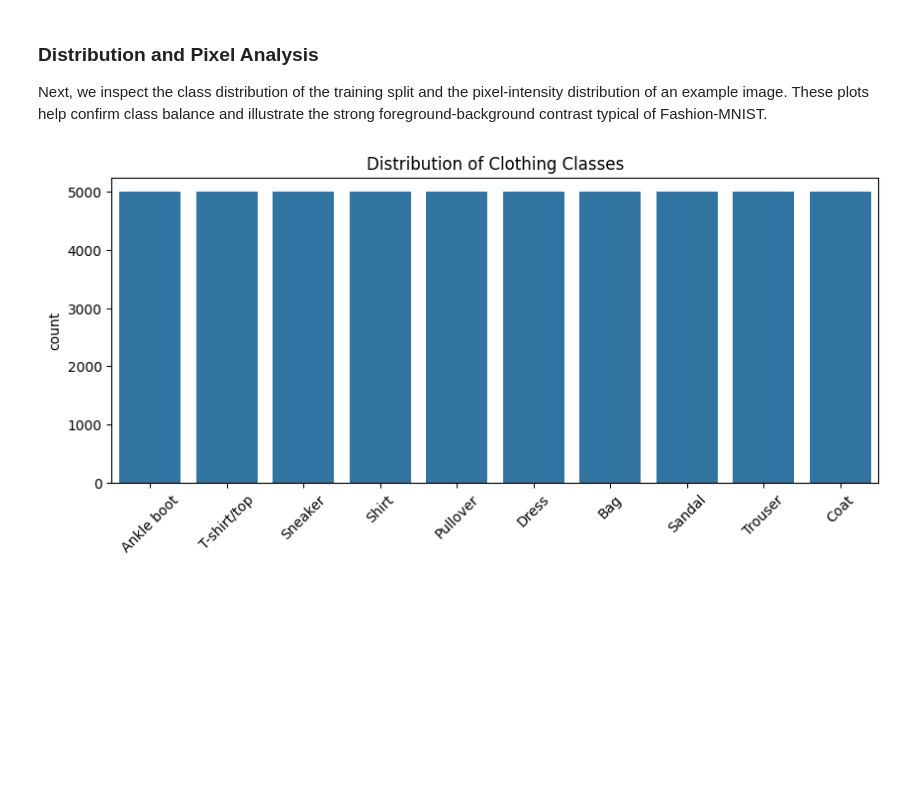
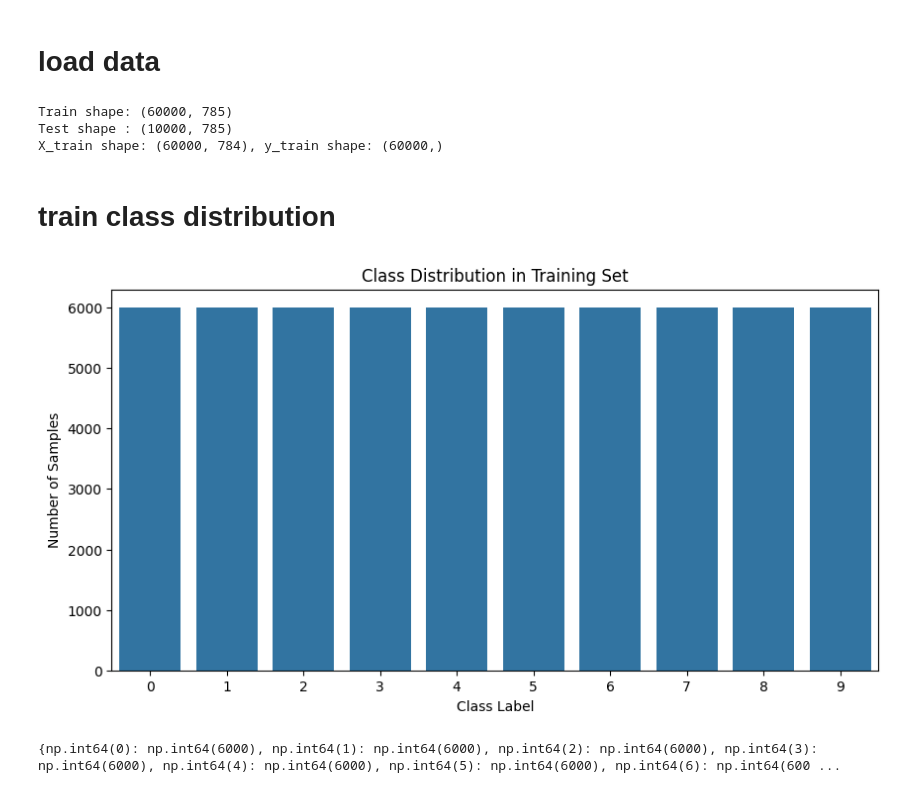
Before and after one commit to hieuvous/lab3_ML, a Jupyter notebook: EDA/EDA.ipynb, the cells around one changed output. Saved outputs shown, nothing was run; the diff lists cells and outputs as text; code cells hidden in the pictures; blank space fills up the shorter version.

```diff
--- a/EDA/EDA.ipynb
+++ b/EDA/EDA.ipynb
@@ -33,15 +1,48 @@ plt.show()
-# %% [markdown]
-### Distribution and Pixel Analysis
-
-Next, we inspect the class distribution of the training split and the pixel-intensity distribution of an example image. These plots help confirm class balance and illustrate the strong foreground-background contrast typical of Fashion-MNIST.
-# %%
-
-
-# --- EDA Task 3: Class Distribution (Quantitative) ---
-plt.figure(figsize=(10,4))
-sns.countplot(x=[class_names[l] for l in labels])
-plt.title("Distribution of Clothing Classes")
-plt.xticks(rotation=45)
-plt.show()
-# %% [output]
-[figure, removed]
+# %% [markdown]
+# load data
+# %%
+import pandas as pd
+import numpy as np
+import matplotlib.pyplot as plt
+import seaborn as sns
+from sklearn.model_selection import train_test_split
+from sklearn.preprocessing import StandardScaler
+
+# Load data
+train_df = pd.read_csv('../data/fashion-mnist_train.csv')
+test_df  = pd.read_csv('../data/fashion-mnist_test.csv')
+
+print(f"Train shape: {train_df.shape}")   # (60000, 785)
+print(f"Test shape : {test_df.shape}")    # (10000, 785)
+
+# Tách label và features
+X_train = train_df.iloc[:, 1:].values     # (60000, 784)
+y_train = train_df.iloc[:, 0].values      # (60000,)
+
+X_test  = test_df.iloc[:, 1:].values
+y_test  = test_df.iloc[:, 0].values
+
+print(f"X_train shape: {X_train.shape}, y_train shape: {y_train.shape}")
+# %% [output]
+Train shape: (60000, 785)
+Test shape : (10000, 785)
+X_train shape: (60000, 784), y_train shape: (60000,)
+# %% [markdown]
+# train class distribution
+# %%
+import seaborn as sns
+
+# Class distribution in train set
+plt.figure(figsize=(10, 5))
+sns.countplot(x=y_train)
+plt.title('Class Distribution in Training Set')
+plt.xlabel('Class Label')
+plt.ylabel('Number of Samples')
+plt.show()
+
+# Kiểm tra số lượng từng lớp
+unique, counts = np.unique(y_train, return_counts=True)
+print(dict(zip(unique, counts)))   # Nên ra 6000 cho mỗi lớp
+# %% [output]
+[figure, added]
+{np.int64(0): np.int64(6000), np.int64(1): np.int64(6000), np.int64(2): np.int64(6000), np.int64(3): np.int64(6000), np.int64(4): np.int64(6000), np.int64(5): np.int64(6000), np.int64(6): np.int64(600 ...
```
Also changed, not shown: parts of 18 cells of this notebook, 4 other files.
